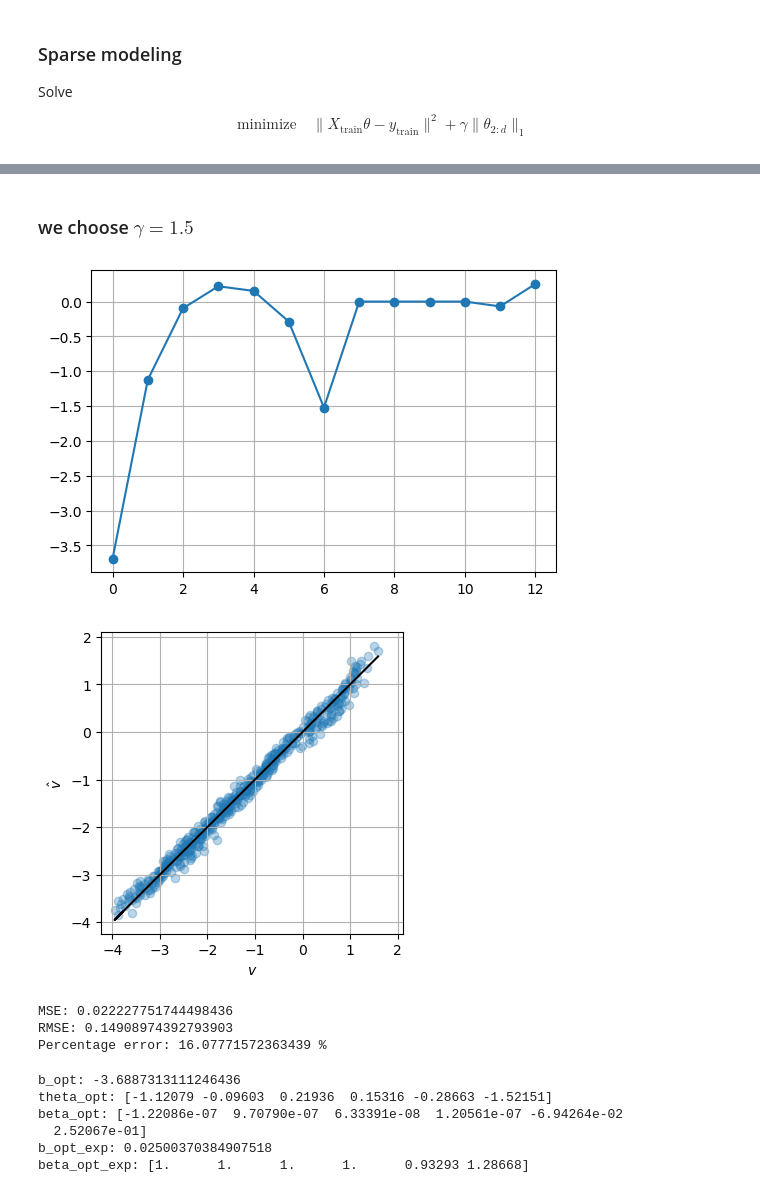
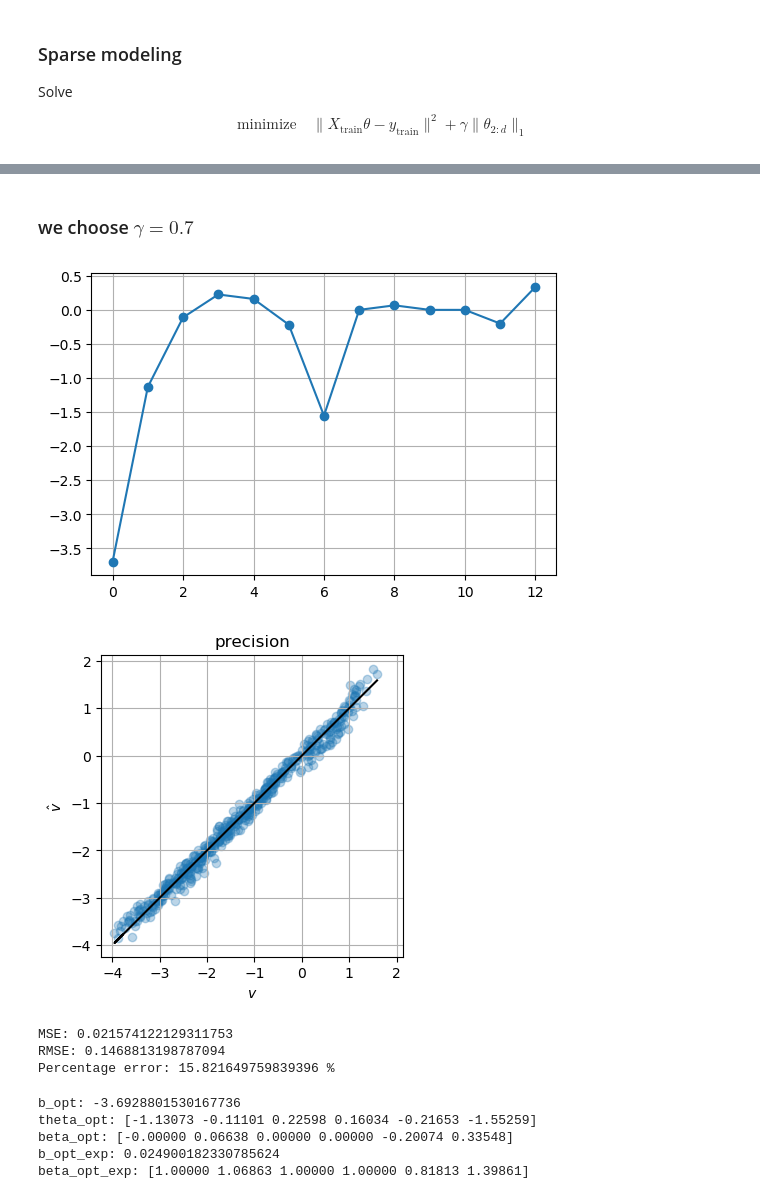
Before and after one commit to acsl-inha/HFSS-train, a Jupyter notebook: HFSS_train_sparse.ipynb, the cells around one changed output, grey strips where cells are left out. Drawn from its saved outputs; the diff is of its cells as text; code cells hidden in the pictures.

```diff
--- a/HFSS_train_sparse.ipynb
+++ b/HFSS_train_sparse.ipynb
@@ -203,55 +209,55 @@ plt.show()
 # %% [markdown]
-### we choose $\gamma=1.5$
+### we choose $\gamma=0.7$
 # %%
 import cvxpy as cp
 
 theta = cp.Variable(x_train.shape[1])
-obj = cp.Minimize( cp.sum_squares(y_train-x_train*theta) + 1.5*cp.norm(theta[1:],1) )
+obj = cp.Minimize( cp.sum_squares(y_train-x_train*theta) + 0.7*cp.norm(theta[1:],1) )
 
 prob = cp.Problem(obj)
 prob.solve(solver=cp.ECOS, verbose=False)
 theta_opt = theta.value
 
 plt.figure(dpi=100)
 plt.plot(theta_opt,'o-')
 plt.grid()
 plt.show()
 
 y_pred = x_train.dot(theta_opt)
 mse_ls = np.linalg.norm(y_train - y_pred)**2/n_data
 
 plt.figure(dpi=100)
 plt.scatter(y_train, y_pred, alpha=0.3)
 plt.plot(y_train,y_train,'k-')
 plt.xlabel(r'$v$')
 plt.ylabel(r'$\hat{v}$')
 plt.axis('square')
+plt.title('precision')
 plt.grid()
 plt.show()
 
 print('MSE:',mse_ls)
 print('RMSE:', np.sqrt(mse_ls))
 print('Percentage error:', (np.exp(np.sqrt(mse_ls))-1)*100,'%')
 # %% [output]
-[figure, old version]
+[figure, new version]
-[figure, old version]
+[figure, new version]
-MSE: 0.022227751744498436
-RMSE: 0.14908974392793903
-Percentage error: 16.07771572363439 %
+MSE: 0.021574122129311753
+RMSE: 0.1468813198787094
+Percentage error: 15.821649759839396 %
 # %%
-np.set_printoptions(precision=5)
+np.set_printoptions(formatter={'float': lambda x: "{0:0.5f}".format(x)})
 print('b_opt:', theta_opt[0])
 print('theta_opt:', theta_opt[1:7])
 print('beta_opt:', theta_opt[7:])
 print('b_opt_exp:', np.exp(theta_opt[0]))
 print('beta_opt_exp:', np.exp(theta_opt[7:]))
 # %% [output]
-b_opt: -3.6887313111246436
-theta_opt: [-1.12079 -0.09603  0.21936  0.15316 -0.28663 -1.52151]
-beta_opt: [-1.22086e-07  9.70790e-07  6.33391e-08  1.20561e-07 -6.94264e-02
-  2.52067e-01]
-b_opt_exp: 0.02500370384907518
-beta_opt_exp: [1.      1.      1.      1.      0.93293 1.28668]
+b_opt: -3.6928801530167736
+theta_opt: [-1.13073 -0.11101 0.22598 0.16034 -0.21653 -1.55259]
+beta_opt: [-0.00000 0.06638 0.00000 0.00000 -0.20074 0.33548]
+b_opt_exp: 0.024900182330785624
+beta_opt_exp: [1.00000 1.06863 1.00000 1.00000 0.81813 1.39861]
 # %% [markdown]
 ### Final model
 
```
Also changed, not shown: parts of 5 cells of this notebook.
